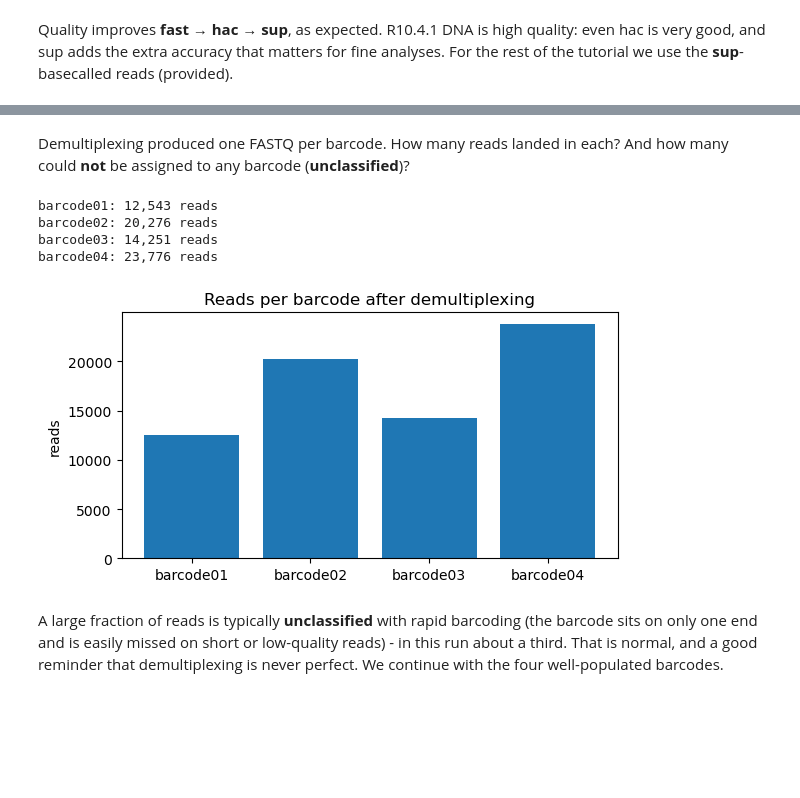
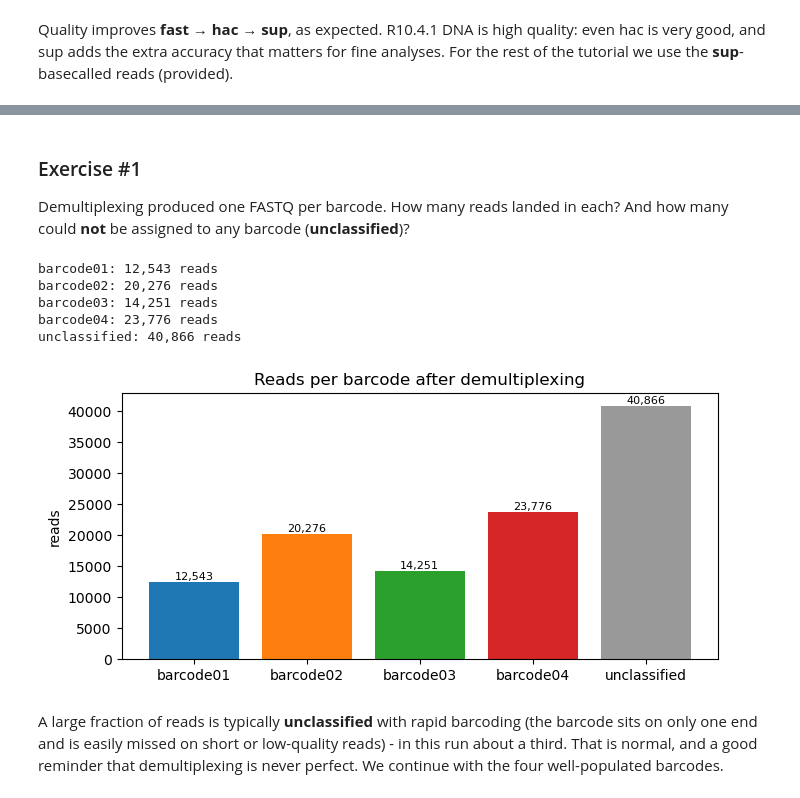
Before and after one commit to toddblev/bacto-ont, a Jupyter notebook: bacto_ont.ipynb, the cells around one changed output, grey strips where cells are left out. Saved outputs shown, nothing was run; the diff lists cells and outputs as text; code cells hidden in the pictures; blank space fills up the shorter version.

```diff
--- a/bacto_ont.ipynb
+++ b/bacto_ont.ipynb
@@ -341,30 +356,38 @@ samtools view: writing to standard output failed: Broken pipe
 samtools view: error reading file "basecalls/calls_demo.bam": Broken pipe
 samtools view: error closing standard output: -1
 # %% [markdown]
+### Exercise #1
 Demultiplexing produced one FASTQ per barcode. How many reads landed in each? And how many
 could **not** be assigned to any barcode (**unclassified**)?
 # %%
-# count reads per barcode FASTQ (4 lines per read)
+# Reads per barcode after demultiplexing (plus the unclassified reads)
 import glob, os, subprocess
 import matplotlib.pyplot as plt
 
 counts = {}
 for fq in sorted(glob.glob("reads/barcode0[1-4].fastq")):
     n = int(subprocess.run(["wc","-l",fq], capture_output=True, text=True).stdout.split()[0]) // 4
     counts[os.path.basename(fq).replace(".fastq","")] = n
+unclassified = 40866   # reads with no detected barcode (from the demux summary; not shipped)
 for bc, n in counts.items():
     print(f"{bc}: {n:,} reads")
+print(f"unclassified: {unclassified:,} reads")
 
-plt.figure(figsize=(6,3.2))
-plt.bar(counts.keys(), counts.values())
+labels = list(counts) + ["unclassified"]
+vals   = list(counts.values()) + [unclassified]
+colors = [plt.cm.tab10(i) for i in range(len(counts))] + ["0.6"]
+plt.figure(figsize=(7, 3.4))
+bars = plt.bar(labels, vals, color=colors)
+plt.bar_label(bars, fmt="{:,.0f}", fontsize=8)
 plt.ylabel("reads"); plt.title("Reads per barcode after demultiplexing")
 plt.tight_layout(); plt.savefig("analysis/demux_read_counts.png", dpi=130); plt.show()
 # %% [output]
 barcode01: 12,543 reads
 barcode02: 20,276 reads
 barcode03: 14,251 reads
 barcode04: 23,776 reads
+unclassified: 40,866 reads
-[figure, old version]
+[figure, new version]
 # %% [markdown]
 A large fraction of reads is typically **unclassified** with rapid barcoding (the barcode sits
 on only one end and is easily missed on short or low-quality reads) - in this run about a third.
```
Also changed, not shown: parts of 39 cells of this notebook, 11 other files.
